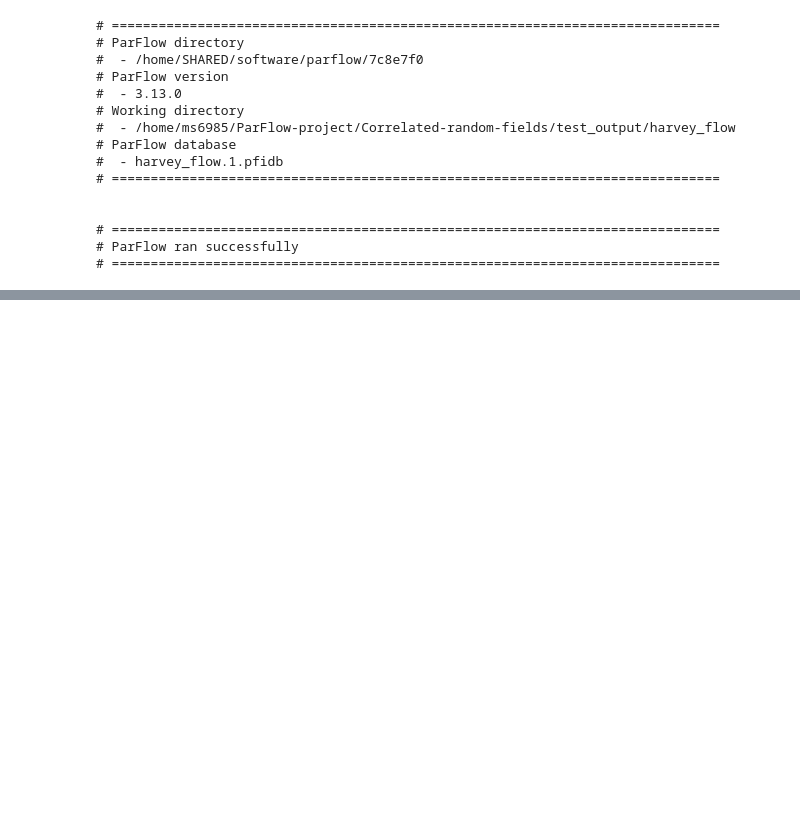
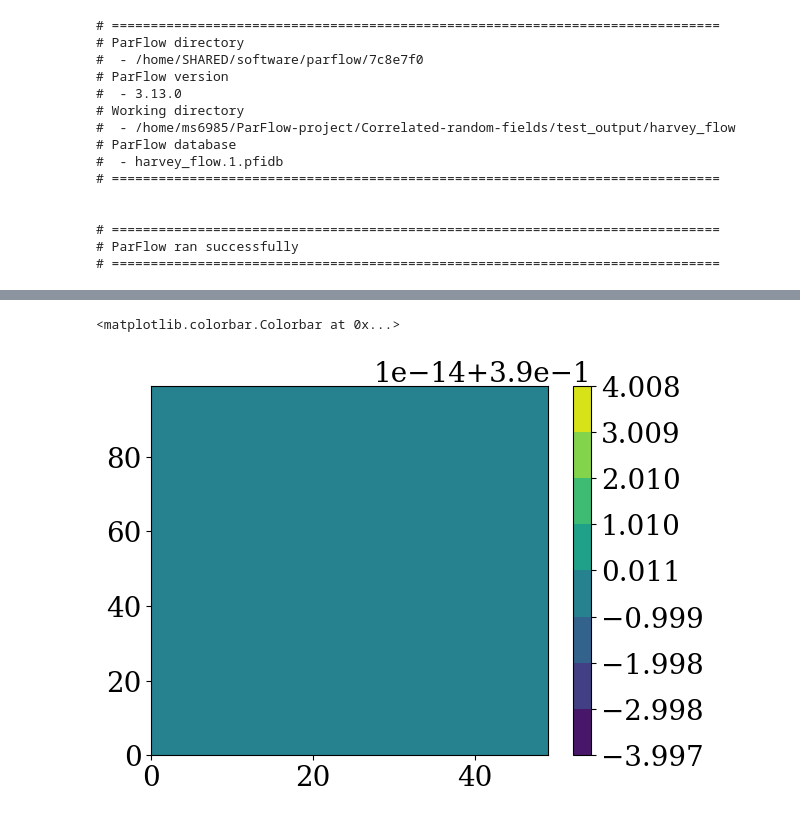
Before and after one commit to mashadab/ParFlow-project, a Jupyter notebook: Correlated-random-fields/Correlated-random-fields-Harvey.ipynb, the cells around one changed output, grey strips where cells are left out. Drawn from its saved outputs; the diff is of its cells as text; code cells hidden in the pictures; blank space fills up the shorter version.

```diff
--- a/Correlated-random-fields/Correlated-random-fields-Harvey.ipynb
+++ b/Correlated-random-fields/Correlated-random-fields-Harvey.ipynb
@@ -505,0 +399,9 @@ NameError: name 'mask' is not defined
+# %%
+porosity_path = os.path.join(dir_name, "harvey_flow.1.out.porosity.pfb")
+porosity      = read_pfb(porosity_path)
+
+plt.contourf(porosity[:,0,:])
+plt.colorbar()
+# %% [output]
+<matplotlib.colorbar.Colorbar at 0x...>
+[figure, added]
```
Also changed, not shown: parts of 12 cells of this notebook.
